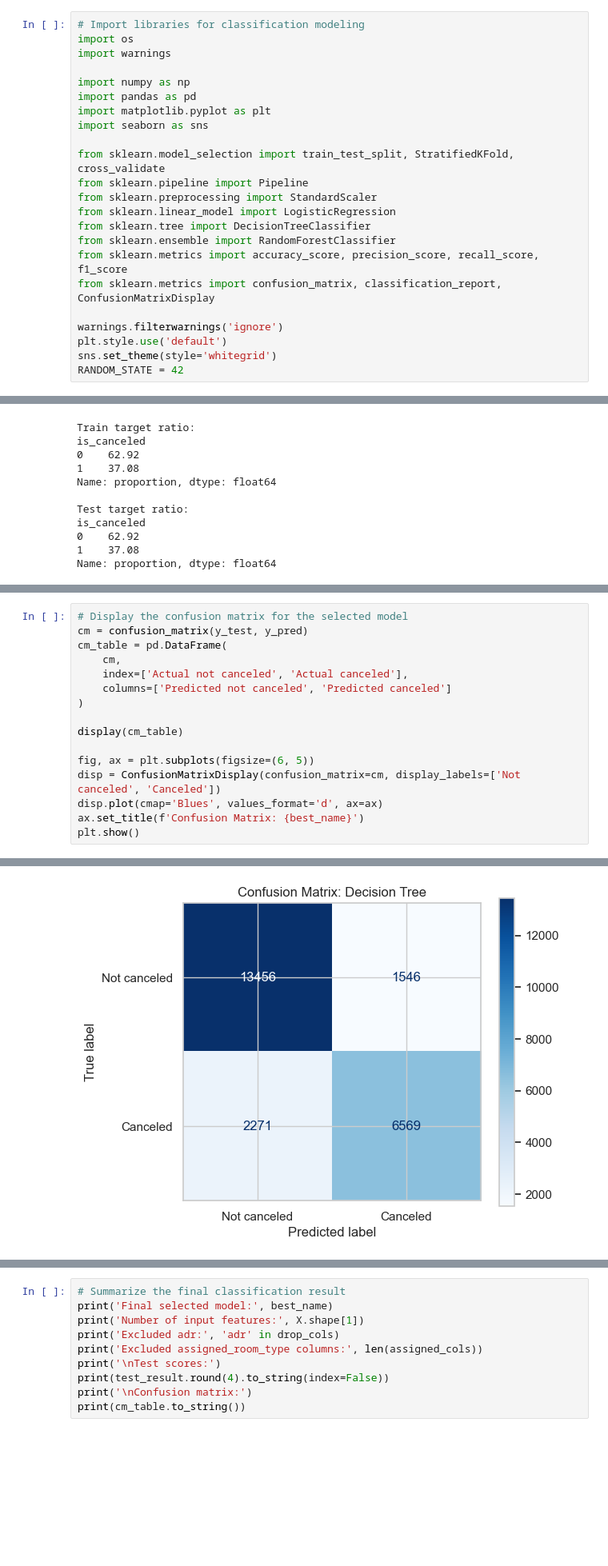
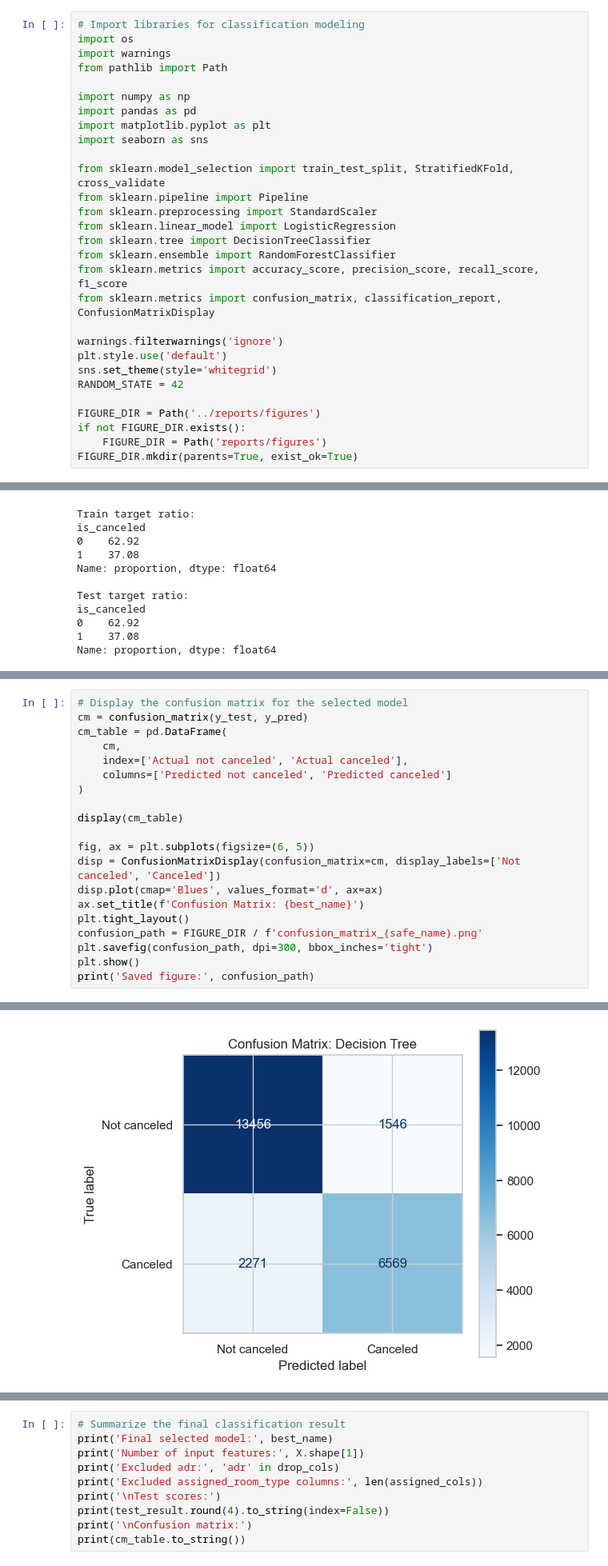
Before and after one commit to Honggyu-Chun/DS_TermP_Team1, a Jupyter notebook: notebooks/03_classification_modeling.ipynb, the cells around one changed output, grey strips where cells are left out. Shown at 80% size. Saved outputs shown, nothing was run; the diff lists cells and outputs as text; blank space fills up the shorter version.

```diff
--- a/notebooks/03_classification_modeling.ipynb
+++ b/notebooks/03_classification_modeling.ipynb
@@ -8,6 +8,7 @@
 # Import libraries for classification modeling
 import os
 import warnings
+from pathlib import Path
 
 import numpy as np
 import pandas as pd
@@ -27,6 +28,11 @@ warnings.filterwarnings('ignore')
 plt.style.use('default')
 sns.set_theme(style='whitegrid')
 RANDOM_STATE = 42
+
+FIGURE_DIR = Path('../reports/figures')
+if not FIGURE_DIR.exists():
+    FIGURE_DIR = Path('reports/figures')
+FIGURE_DIR.mkdir(parents=True, exist_ok=True)
 # %% [markdown]
 ## 1. Load the Processed Classification Dataset
 
@@ -241,21 +271,25 @@ weighted avg       0.84      0.84      0.84     23842
 # %%
 # Display the confusion matrix for the selected model
 cm = confusion_matrix(y_test, y_pred)
 cm_table = pd.DataFrame(
     cm,
     index=['Actual not canceled', 'Actual canceled'],
     columns=['Predicted not canceled', 'Predicted canceled']
 )
 
 display(cm_table)
 
 fig, ax = plt.subplots(figsize=(6, 5))
 disp = ConfusionMatrixDisplay(confusion_matrix=cm, display_labels=['Not canceled', 'Canceled'])
 disp.plot(cmap='Blues', values_format='d', ax=ax)
 ax.set_title(f'Confusion Matrix: {best_name}')
+plt.tight_layout()
+confusion_path = FIGURE_DIR / f'confusion_matrix_{safe_name}.png'
+plt.savefig(confusion_path, dpi=300, bbox_inches='tight')
 plt.show()
+print('Saved figure:', confusion_path)
 # %% [output]
 |  | Predicted not canceled | Predicted canceled |
 | Actual not canceled | 13456 | 1546 |
 | Actual canceled | 2271 | 6569 |
-[figure, old version]
+[figure, new version]
```
Also changed, not shown: parts of 13 cells of this notebook, 6 other files.
